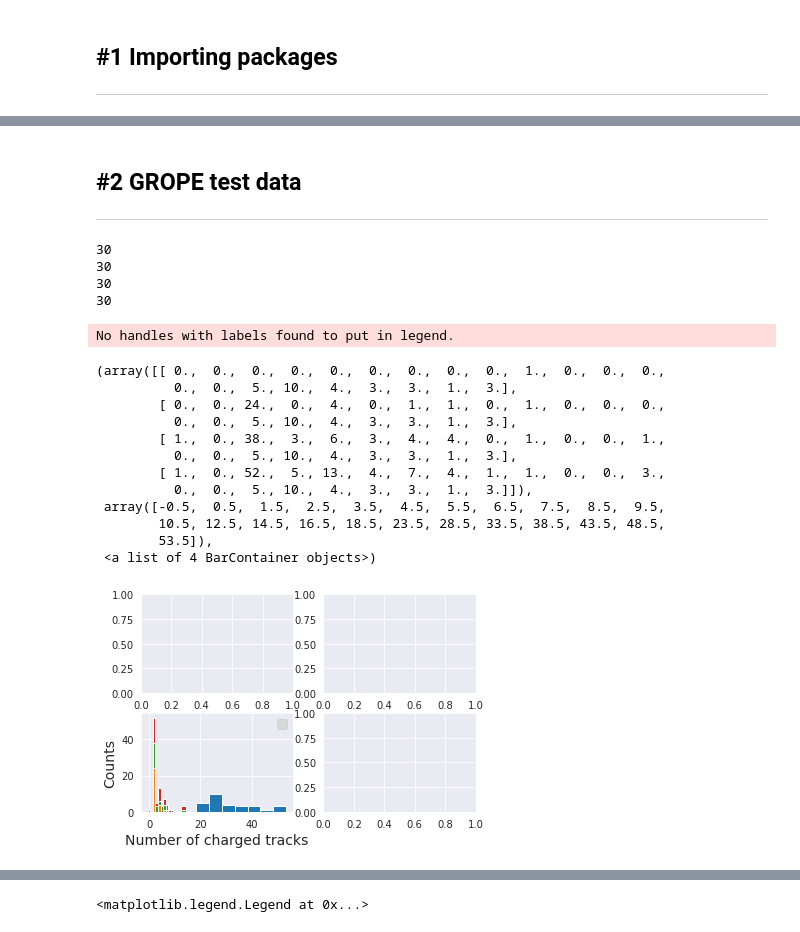
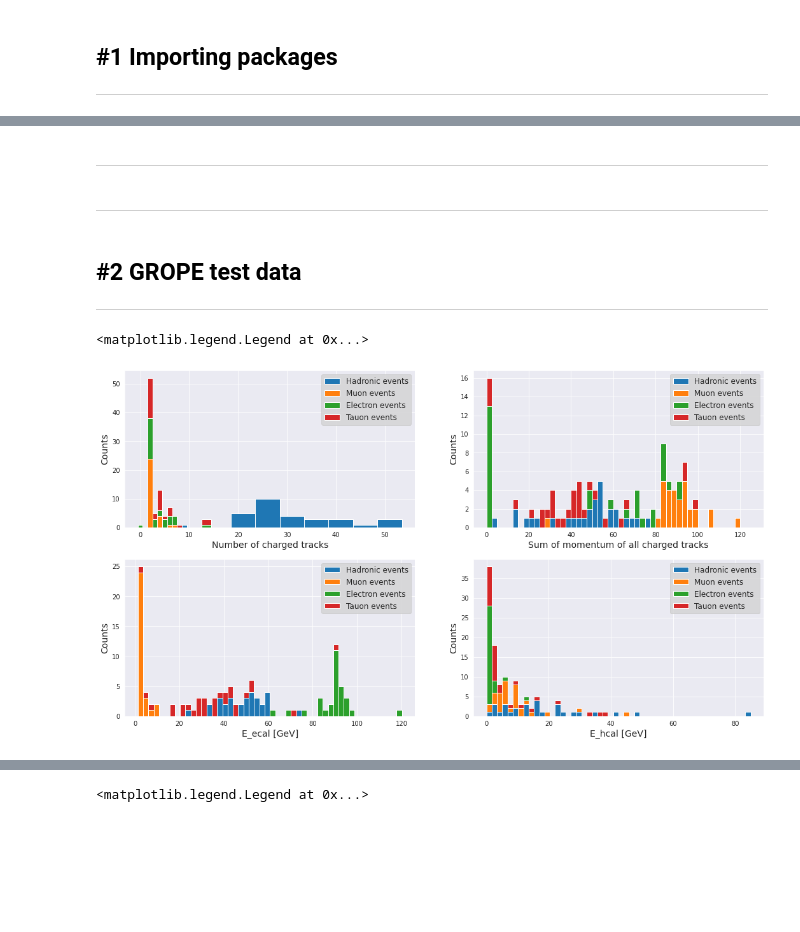
Before and after one commit to benfreiburg/z0-precisionmeasurement, a Jupyter notebook: Z0_main.ipynb, the cells around one changed output, grey strips where cells are left out. Cells and saved outputs as stored; diff of their text form; code cells hidden in the pictures; blank space fills up the shorter version.

```diff
--- a/Z0_main.ipynb
+++ b/Z0_main.ipynb
@@ -51,6 +51,10 @@ from scipy.optimize import curve_fit
 import math
 
 from scipy.signal import argrelextrema  # For searching extrema
+# %% [markdown]
+---
+# %% [markdown]
+---
 # %% [markdown]
 #2 GROPE test data
 ---
@@ -70,46 +74,44 @@ tauon_events = np.asarray([[5227,714,4,43.8,8.2,2,0],[5227,934,2,31.4,36.1,0.2,0
 hadronic_events = np.asarray([[5227,523,51,77.3,42.1,3.0,0], [5227,672,52,54.8,39.7,15.8,0], [5227,832,28,50,55.7,11.9,1], [5227,917,24,32,46.7,8.3,0], [5227,989,36,53.3,33.2,16.3,1], [5227,1140,28,13.9,58.4,5.5,2], [5227,1203,39,40.4,58.8,0.6,0], [5227,1288,21,43.3,50.8,203.9,0], [5227,1455,30,3.2,37.2,3.3,0], [5227,1586,22,293.1,52.9,15.7,0], [5227,1675,34,39.8,50.7,13.5,1], [5227,1837,39,72.0,41.4,25.0,1], [5227,1997,20,66.2,23.8,15.9,1], [5227,2109,25,49.7,37.8,48.7,1], [5227,2205,25,53.8,53.2,17.7,1], [5227,2320,53,13.2,51.5,6.0,0], [5227,2474,30,60.2,37.8,84.6,3], [5227,2658,37,18.9,58.8,9.0,0], [5227,2754,23,60.9,53.4,28.4,1], [5227,2884,27,48.7,57.0,9.5,1], [5227,2995,9,59.8,55.6,23.3,1], [5227,3184,31,58.6,43.9,29.3,2], [5227,3290,19,45.3,73.2,3.4,0], [5227,3473,33,51.3,48.1,35.5,1], [5227,3656,45,21.9,55.6,6.5,0], [5227,3762,27,52.9,59.7,22.1,2], [5227,3895,27,22.5,33.4,41.2,1], [5227,4471,24,67.6,50.0,22.8,2], [5227,4552,24,50.9,42.9,12.5,0], [5227,4716,40,52.6,57.1,2.4,0]]) # Event 5227:4046 No measurement for P_Ctrk -> Was excluded
 
 muon_events = np.asarray([[5227,1176,6,84.7,1.4,2.4,2], [5227,1326,2,89.5,1.6,13.4,2], [5227,1369,2,98.2,2.6,9.9,2], [5227,1384,2,105.1,1.8,6.6,2], [5227,1577,2,84.1,5.4,13.8,2], [5227,1851,2,88.1,1.5,3.5,2], [5227,2295,2,119.1,2.1,6.2,2], [5227,2443,4,87.3,5.3,30.3,2], [5227,2762,2,87.7,3.0,9.3,1], [5227,2911,2,87.0,1.8,10.0,2], [5227,3092,2,93.0,1.3,2.6,2], [5227,3112,2,80.9,3.1,4.7,1], [5227,3167,4,92.3,1.7,5.5,2], [5227,3245,2,89.0,3.1,5.3,3], [5227,3439,2,93.4,1.7,1.8,2], [5227,3595,7,94.3,1.3,3.9,2], [5227,3862,2,86.5,6.2,44.7,1], [5227,3981,2,90.3,2.5,18.8,2], [5227,4168,2,83.2,1.8,4.9,2], [5227,4196,2,96.1,1.8,10.7,3], [5227,5057,2,92.6,2.3,11.3,2], [5227,5397,2,87.3,10.6,9.7,2], [5227,5536,2,106.1,2.2,9.8,1], [5227,6116,2,92.7,1.6,7.2,2], [5227,6173,2,29.0,3.2,0.5,1], [5227,6358,2,82.8,1.7,5.3,3], [5227,6709,4,84.1,9.0,1.3,0], [5227,7097,2,90.5,1.3,9.1,2], [5227,7740,2,98.8,2.1,3.4,2], [5227,7956,4,95.0,4.0,5.4,2]])
-
-print(len(hadronic_events))
-print(len(muon_events))
-print(len(tauon_events))
-print(len(electron_events))
-# %% [output]
-30
-30
-30
-30
 # %%
 # histograms
 
 #Manually chosen bins (numbers define bin seperations)
 bins_N_Ctrk = np.asarray([-0.5,0.5,1.5,2.5,3.5,4.5,5.5,6.5,7.5,8.5,9.5,10.5,12.5,14.5,16.5,18.5,23.5,28.5,33.5,38.5,43.5,48.5,53.5])
 
 %matplotlib inline
 sb.set_style("darkgrid")
 
 fig,axs = plt.subplots(2,2)
+fig.set_figheight(10)
+fig.set_figwidth(18)
 
-axs[1,0].set_xlabel("Number of charged tracks", fontsize=14)
+axs[0,0].set_xlabel("Number of charged tracks", fontsize=14)
+axs[0,0].set_ylabel("Counts", fontsize=14)
+axs[0,0].hist((hadronic_events[:,2],muon_events[:,2],electron_events[:,2],tauon_events[:,2]), bins=bins_N_Ctrk, label=("Hadronic events","Muon events","Electron events","Tauon events"), stacked=True)
+axs[0,0].legend(frameon=True, facecolor="lightgrey", fontsize=12)
+
+axs[0,1].set_xlabel("Sum of momentum of all charged tracks", fontsize=14)
+axs[0,1].set_ylabel("Counts", fontsize=14)
+axs[0,1].hist((hadronic_events[:,3],muon_events[:,3],electron_events[:,3],tauon_events[:,3]), range=(0,125), bins=50, label=("Hadronic events","Muon events","Electron events","Tauon events"), stacked=True)
+axs[0,1].legend(frameon=True, facecolor="lightgrey", fontsize=12)
+# range parameter is used to exclude single data point at 293.1 so the rest of the distribution is better visible
+# Use shorter x_Axis naming in final figure. Which unit?
+
+axs[1,0].set_xlabel("E_ecal [GeV]", fontsize=14)
 axs[1,0].set_ylabel("Counts", fontsize=14)
+axs[1,0].hist((hadronic_events[:,4],muon_events[:,4],electron_events[:,4],tauon_events[:,4]), bins=50, label=("Hadronic events","Muon events","Electron events","Tauon events"), stacked=True)
 axs[1,0].legend(frameon=True, facecolor="lightgrey", fontsize=12)
-axs[1,0].hist((hadronic_events[:,2],muon_events[:,2],electron_events[:,2],tauon_events[:,2]), bins=bins_N_Ctrk, label=("Hadronic events","Muon events","Electron events","Tauon events"), stacked=True)
+
+axs[1,1].set_xlabel("E_hcal [GeV]", fontsize=14)
+axs[1,1].set_ylabel("Counts", fontsize=14)
+axs[1,1].hist((hadronic_events[:,5],muon_events[:,5],electron_events[:,5],tauon_events[:,5]), bins=50, range=(0,85), label=("Hadronic events","Muon events","Electron events","Tauon events"), stacked=True)
+axs[1,1].legend(frameon=True, facecolor="lightgrey", fontsize=12)
+# range is again to exclude a single point at around 200 GeV (more energy than we had initially) to focus the rest of the distribution - maybe exclude the point at little over 80 as well?
 # %% [output]
-No handles with labels found to put in legend.
+<matplotlib.legend.Legend at 0x...>
-(array([[ 0.,  0.,  0.,  0.,  0.,  0.,  0.,  0.,  0.,  1.,  0.,  0.,  0.,
-          0.,  0.,  5., 10.,  4.,  3.,  3.,  1.,  3.],
-        [ 0.,  0., 24.,  0.,  4.,  0.,  1.,  1.,  0.,  1.,  0.,  0.,  0.,
-          0.,  0.,  5., 10.,  4.,  3.,  3.,  1.,  3.],
-        [ 1.,  0., 38.,  3.,  6.,  3.,  4.,  4.,  0.,  1.,  0.,  0.,  1.,
-          0.,  0.,  5., 10.,  4.,  3.,  3.,  1.,  3.],
-        [ 1.,  0., 52.,  5., 13.,  4.,  7.,  4.,  1.,  1.,  0.,  0.,  3.,
-          0.,  0.,  5., 10.,  4.,  3.,  3.,  1.,  3.]]),
- array([-0.5,  0.5,  1.5,  2.5,  3.5,  4.5,  5.5,  6.5,  7.5,  8.5,  9.5,
-        10.5, 12.5, 14.5, 16.5, 18.5, 23.5, 28.5, 33.5, 38.5, 43.5, 48.5,
-        53.5]),
- <a list of 4 BarContainer objects>)
-[figure, old version]
+[figure, new version]
 # %%
 #plt.savefig("name.PDF")
 # activate for saving the picture if desired for the protocol - .PDF saves the figure with higher quality (compared to jpg or png)
```
Also changed, not shown: parts of 28 cells of this notebook.
